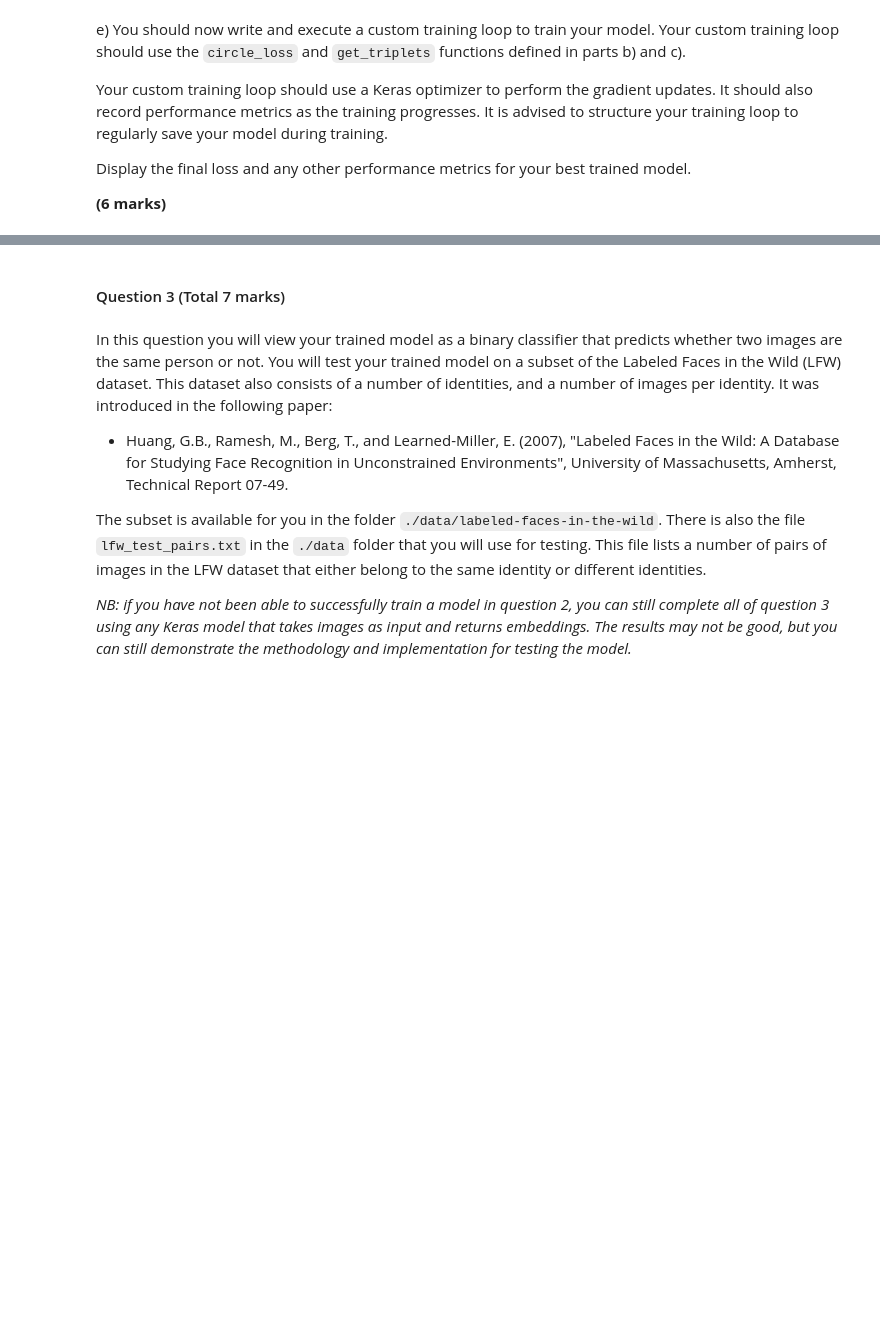
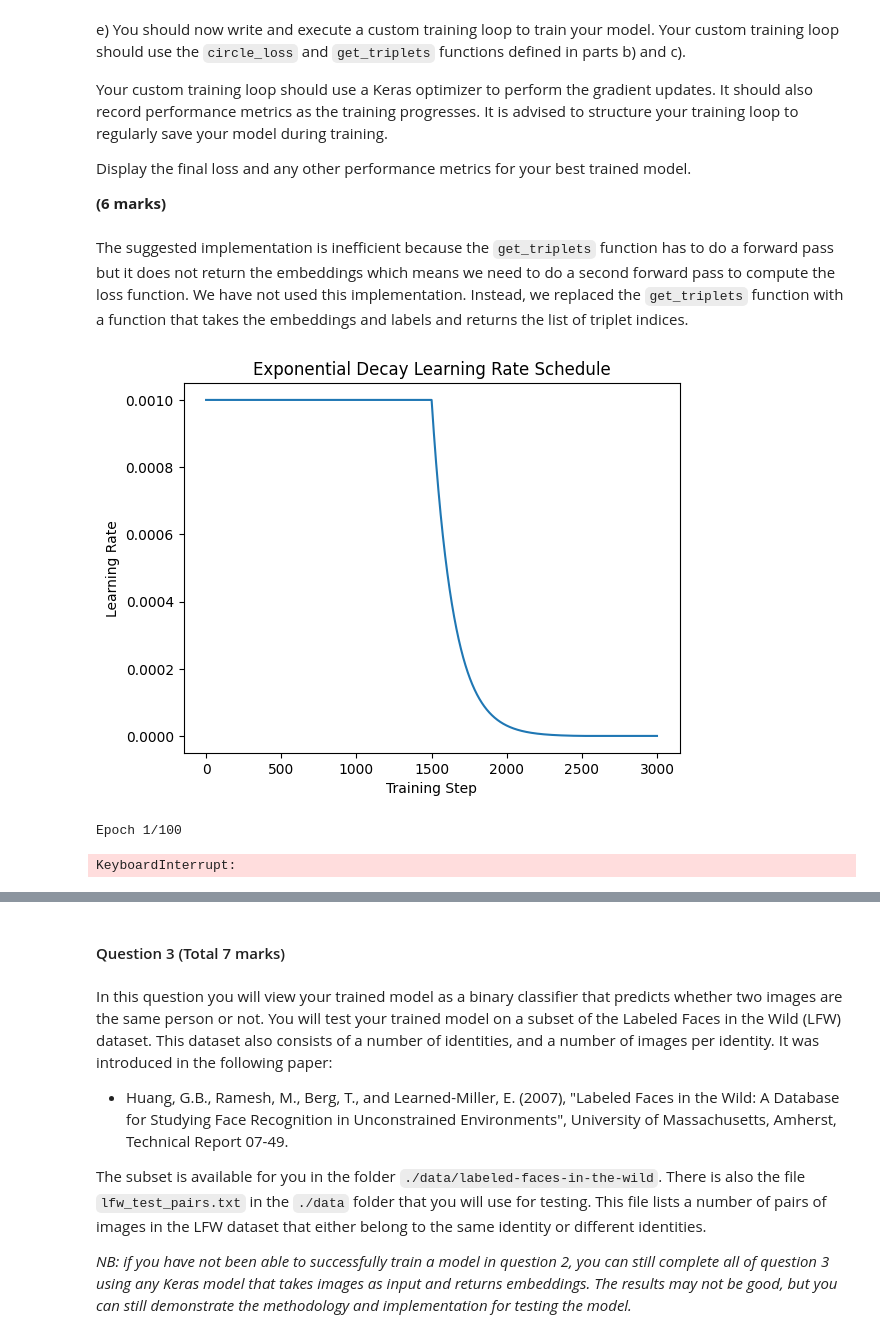
Before and after one commit to ariana-ch/cw1, a Jupyter notebook: CW1/assessment_backup.ipynb, the cells around one changed output, grey strips where cells are left out. Saved outputs shown, nothing was run; the diff lists cells and outputs as text; code cells hidden in the pictures; blank space fills up the shorter version.

```diff
--- a/CW1/assessment_backup.ipynb
+++ b/CW1/assessment_backup.ipynb
@@ -1278,6 +1434,8 @@ Your custom training loop should use a Keras optimizer to perform the gradient u
 Display the final loss and any other performance metrics for your best trained model.
 
 **(6 marks)**
+# %% [markdown]
+The suggested implementation is inefficient because the `get_triplets` function has to do a forward pass but it does not return the embeddings which means we need to do a second forward pass to compute the loss function. We have not used this implementation. Instead, we replaced the `get_triplets` function with a function that takes the embeddings and labels and returns the list of triplet indices.
 # %%
 import csv
 import tensorflow as tf  # Required only if you use @tf.function and TensorFlow backend
@@ -1549,0 +1622,47 @@ def train_model_with_triplets(
+# %%
+# This is adapted from the paper Hermans, A., Beyer, L., & Leibe, B. (2017). In Defense of the Triplet Loss for Person Re-Identification. ArXiv, abs/1703.07737.
+class ExponentialDecaySchedule(keras.optimizers.schedules.LearningRateSchedule):
+    def __init__(self, initial_lr=1e-3, t0=15000, t1=25000, final_factor=0.001):
+        super().__init__()
+        self.initial_lr = initial_lr
+        self.t0 = t0
+        self.t1 = t1
+        self.final_factor = final_factor
+
+    def __call__(self, step):
+        # Convert step to float for division ops
+        step = tf.cast(step, tf.float32)
+
+        # Phase 1: before t0, lr is constant
+        phase1 = tf.less_equal(step, self.t0)
+        lr_phase1 = self.initial_lr
+
+        # Phase 2: t0 < step <= t1, exponential decay
+        decay_exponent = (step - self.t0) / (self.t1 - self.t0)
+        lr_phase2 = self.initial_lr * tf.pow(self.final_factor, decay_exponent)
+
+        # Phase 3: after t1, lr stays at final value
+        phase3 = tf.greater(step, self.t1)
+        lr_phase3 = self.initial_lr * self.final_factor
+
+        # Select learning rate based on current phase
+        return tf.where(phase1, lr_phase1,
+                        tf.where(phase3, lr_phase3, lr_phase2))
+
+# lr_schedule = ExponentialDecaySchedule(initial_lr=1e-3, t0=15000, t1=25000, final_factor=0.001)
+lr_schedule = ExponentialDecaySchedule(initial_lr=1e-3, t0=1500, t1=2500, final_factor=0.001)
+optimizer = keras.optimizers.Adam(learning_rate=lr_schedule)
+
+# For inspecting how the LR evolves
+import matplotlib.pyplot as plt
+
+steps = tf.range(0, 3000, dtype=tf.float32)
+lrs = [lr_schedule(s).numpy() for s in steps]
+
+plt.plot(steps, lrs)
+plt.xlabel("Training Step")
+plt.ylabel("Learning Rate")
+plt.title("Exponential Decay Learning Rate Schedule")
+plt.show()
+# %% [output]
+[figure, added]
@@ -1549,0 +1809,14 @@ def train_model_with_triplets(
+# %%
+from functools import partial
+model = EfficientNet((112, 112, 3), 128, activation='relu6')
+dataloader_getter = partial(get_dataloader, no_people=32, no_photos=4, shuffle=True, augment=True)
+val_dl = get_dataloader(shuffle=False, augment=False)
+triplet_fn = partial(hard_negative)
+lr_schedule = ExponentialDecaySchedule(initial_lr=1e-3, t0=1500, t1=2500, final_factor=0.001)
+optimizer = keras.optimizers.Adam(learning_rate=lr_schedule)
+
+train_model_with_triplets(model=model, train_dataloader_getter=dataloader_getter, val_dataloader=val_dl, optimizer=optimizer, epochs=100, patience=10,
+                          circle_loss_=circle_loss, get_triplets_=triplet_fn)
+# %% [output]
+Epoch 1/100
+KeyboardInterrupt:
```
Also changed, not shown: parts of 21 cells of this notebook.
